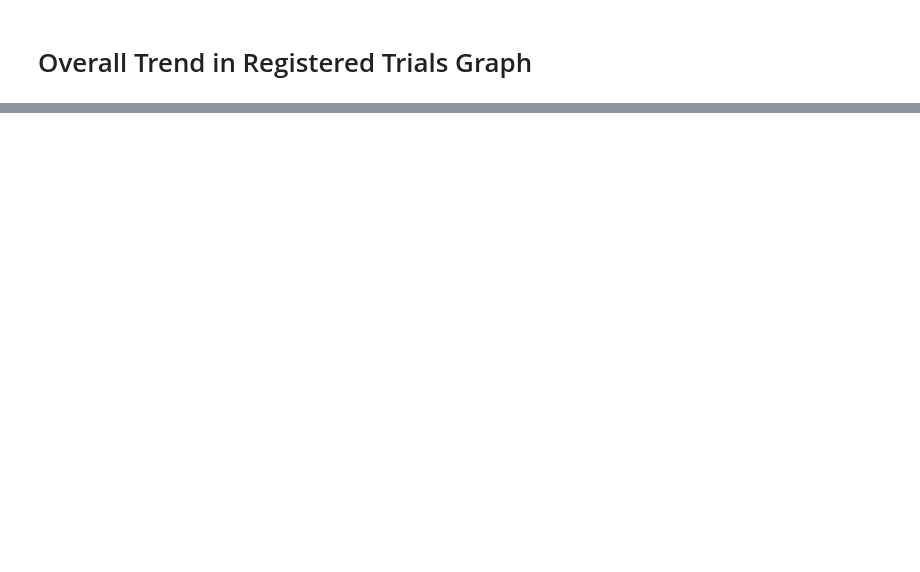
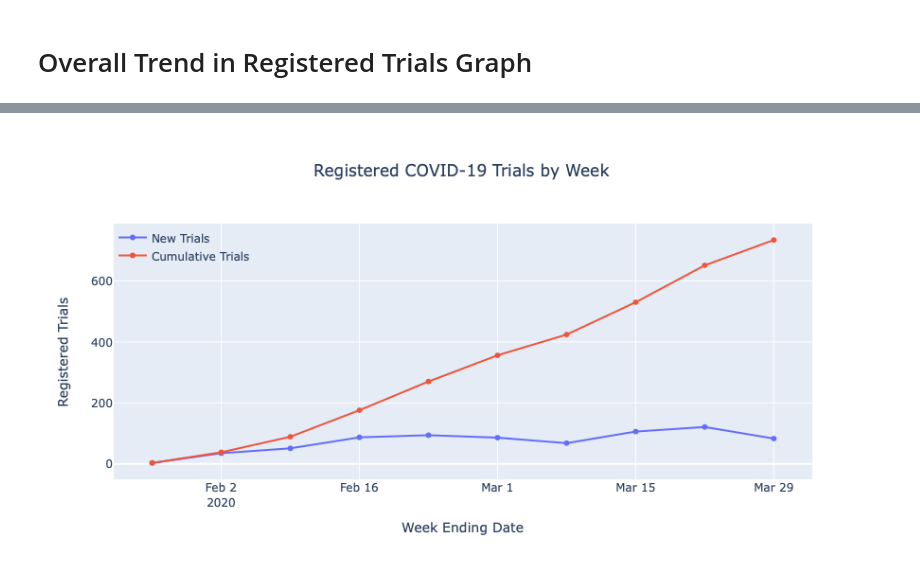
Before and after one commit to ebmdatalab/covid_trials_tracker-covid, a Jupyter notebook: notebooks/ictrp_data_handling.ipynb, the cells around one changed output, grey strips where cells are left out. Cells and saved outputs as stored; diff of their text form; code cells hidden in the pictures; blank space fills up the shorter version.

```diff
--- a/notebooks/ictrp_data_handling.ipynb
+++ b/notebooks/ictrp_data_handling.ipynb
@@ -41,6 +69,6 @@ print(f'Search on ICTRP reveals {len(df_cond)} trials as of {this_extract_date}'
 # %%
 #POINT THIS TO LAST WEEK'S DATA
-last_weeks_trials = pd.read_csv('last_weeks_data/trial_data_18_mar.csv')
+last_weeks_trials = pd.read_csv('last_weeks_data/trial_list_2020-03-25.csv')
 # %%
 #Joining in the 'first_seen' field
 df_cond = df_cond.merge(last_weeks_trials[['trialid', 'first_seen']], left_on = 'TrialID', right_on = 'trialid',
@@ -239,13 +305,17 @@ else:
 #producing the all-clear message
 
 int_type = pd.read_excel('manual_data.xlsx', sheet_name = 'intervention')
-df_cond_int = df_cond_norm.merge(int_type[['trial_id', 'intervention_type', 'intervention']], left_on = 'TrialID', right_on = 'trial_id', how='left')
+df_cond_int = df_cond_norm.merge(int_type[['trial_id', 'intervention_type',
+                                           'intervention', 'intervention_list']],
+                                 left_on = 'TrialID', right_on = 'trial_id', how='left')
+
 df_cond_int = df_cond_int.drop('trial_id', axis=1)
 
 new_int_trials = df_cond_int[(df_cond_int['intervention_type'].isna()) | (df_cond_int['intervention'].isna())]
 
 if len(new_int_trials) > 0:
-    new_int_trials[['TrialID', 'Public_title', 'Intervention', 'intervention_type', 'intervention']].to_csv('int_to_assess.csv')
+    new_int_trials[['TrialID', 'Public_title', 'Intervention', 'intervention_type',
+                    'intervention', 'intervention_list']].to_csv('int_to_assess.csv')
     print('Update the intervention type assessments and rerun')
 else:
     print('All intervention types matched')
@@ -252,0 +373,14 @@ else:
+# %%
+results = pd.read_excel('manual_data.xlsx', sheet_name = 'Results')
+df_results = df_comp_dates.merge(results,
+                                 left_on='TrialID',
+                                 right_on='trialid',
+                                 how='left').drop('trialid', axis=1)
+
+df_results['results_link'] = df_results['results_link'].fillna('No Results')
+df_results['results_type'] = df_results['results_type'].fillna('No Results')
+
+df_results['results_publication_date'] = (pd.to_datetime(df_results['results_publication_date'],
+                                                          errors='coerce',
+                                                          format='%Y-%m-%d')
+                                            .fillna('No Results').apply(fix_dates))
@@ -255,13 +397,14 @@ else:
 
 col_names = []
 
-for col in list(df_cond_int.columns):
+for col in list(df_results.columns):
     col_names.append(col.lower())
 
-df_cond_int.columns = col_names
+df_results.columns = col_names
 
-reorder = ['trialid', 'source_register', 'date_registration', 'date_enrollement', 'normed_spon_names',
-           'recruitment_status', 'phase', 'study_type', 'countries', 'public_title', 'intervention_type', 'intervention',
-           'web_address', 'results_url_link', 'last_refreshed_on', 'first_seen']
+reorder = ['trialid', 'source_register', 'date_registration', 'date_enrollement', 'retrospective_registration',
+           'normed_spon_names', 'recruitment_status', 'phase', 'study_type', 'countries', 'public_title',
+           'intervention_type', 'intervention', 'target_enrollment', 'web_address', 'results_type',
+           'results_publication_date', 'results_link', 'last_refreshed_on', 'first_seen']
 
-df_final = df_cond_int[reorder].reset_index(drop=True).reset_index()
+df_final = df_results[reorder].reset_index(drop=True).reset_index()
@@ -334,9 +491,9 @@ import plotly.graph_objects as go
 
 fig = go.Figure()
 
-fig.add_trace(go.Scatter(x=labels, y=grouped['trialid'], fill=None, name='New Trials'))
+fig.add_trace(go.Scatter(x=labels[:-1], y=grouped['trialid'][:-1], fill=None, name='New Trials'))
 
-fig.add_trace(go.Scatter(x=labels, y=cumsum['trialid'], fill=None, name='Cumulative Trials'))
+fig.add_trace(go.Scatter(x=labels[:-1], y=cumsum['trialid'][:-1], fill=None, name='Cumulative Trials'))
 
 fig.update_layout(title={'text': 'Registered COVID-19 Trials by Week', 'xanchor': 'center', 'x': 0.5},
                   xaxis_title='Week Ending Date',
@@ -346,4 +503,5 @@ fig.update_layout(title={'text': 'Registered COVID-19 Trials by Week', 'xanchor'
 
 
 fig.show()
-#fig.write_html("registered trials.html")
+fig.write_html("html_figures/registered trials.html")
+# %% [output]
@@ -349,0 +509 @@ fig.show()
+[figure, added]
```
Also changed, not shown: parts of 27 cells of this notebook, 21 other files.
